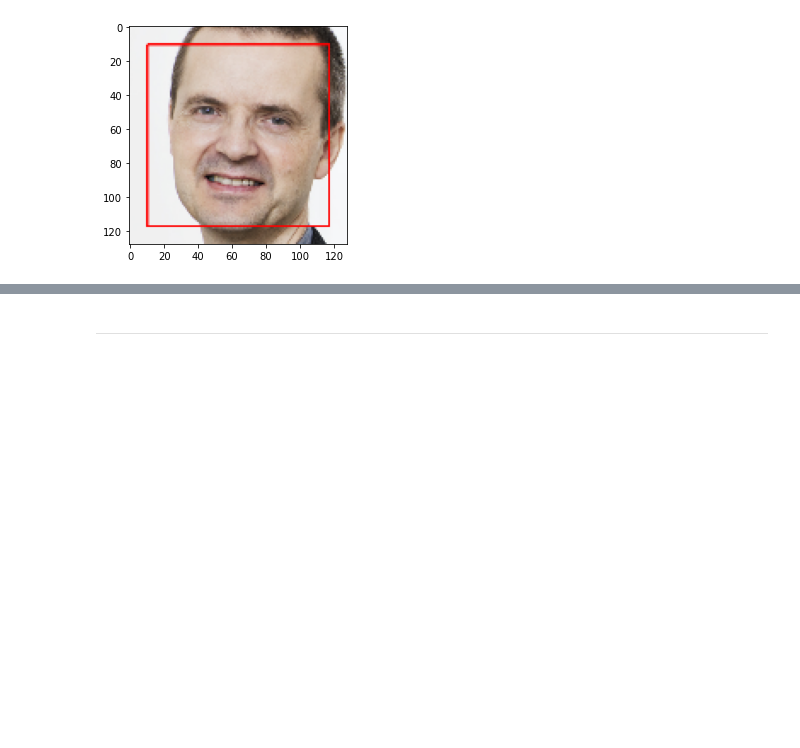
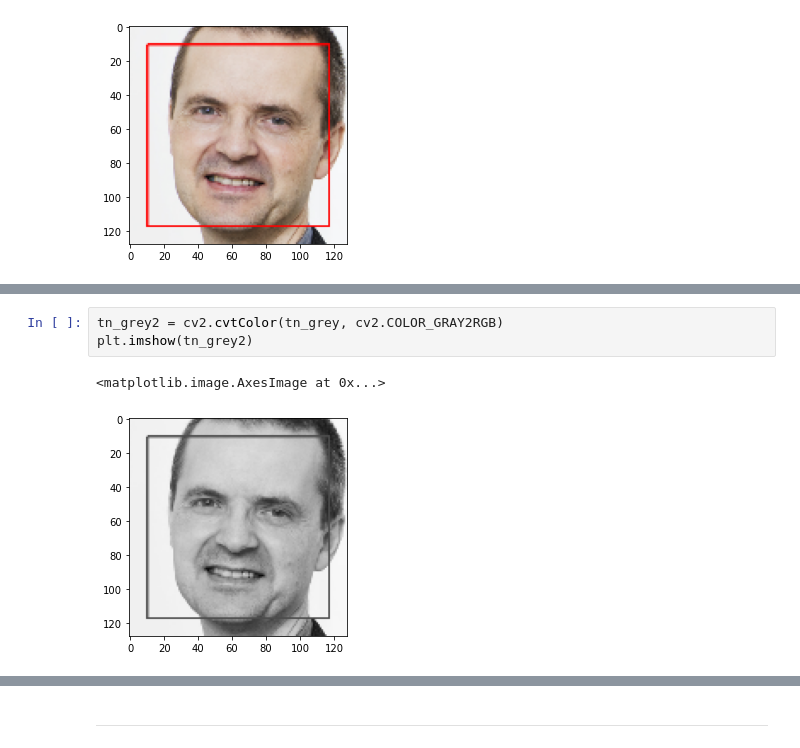
Before and after one commit to rbuerki/clone-a-consultant-with-GANs, a Jupyter notebook: dev/1-Retrieve_and_process_data.ipynb, the cells around one changed output, grey strips where cells are left out. Drawn from its saved outputs; the diff is of its cells as text; blank space fills up the shorter version.

```diff
--- a/dev/1-Retrieve_and_process_data.ipynb
+++ b/dev/1-Retrieve_and_process_data.ipynb
@@ -306,0 +207,6 @@ faceCrop('testPics/*.jpg',boxScale=1)
+# %%
+tn_grey2 = cv2.cvtColor(tn_grey, cv2.COLOR_GRAY2RGB)
+plt.imshow(tn_grey2)
+# %% [output]
+<matplotlib.image.AxesImage at 0x...>
+[figure, added]
```
Also changed, not shown: parts of 29 cells of this notebook, 1 other file.
